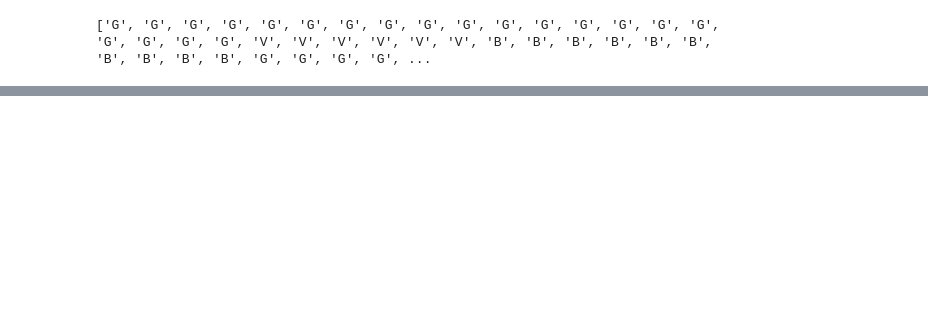
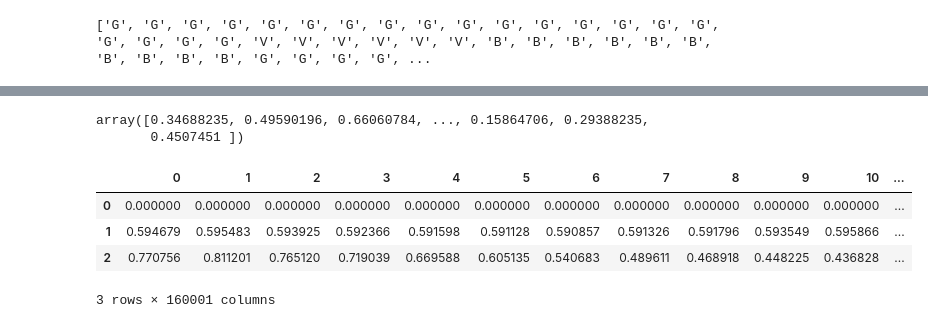
Before and after one commit to ucfilho/marquesgabi_paper_fev_2021, a Jupyter notebook: Other_resolution/Image_Save_better_resolution.ipynb, the cells around one changed output, grey strips where cells are left out. Drawn from its saved outputs; the diff is of its cells as text; code cells hidden in the pictures; blank space fills up the shorter version.

```diff
--- a/Other_resolution/Image_Save_better_resolution.ipynb
+++ b/Other_resolution/Image_Save_better_resolution.ipynb
@@ -64,15 +64,3 @@ with zipfile.ZipFile(Transfere, "r") as f:
   for f in f.namelist():
     images.append(cv2.imread(f))
     labels.append(f)
-# %%
-# Determine the (random) indexes of the images that you want to see
-indice = [25, 30, 36, 40]
-
-# Fill out the subplots with the random images that you defined
-for i in range(len(indice)):
-    plt.subplot(1, 4, i+1)
-    plt.axis('off')
-    plt.imshow(images[indice[i]])
-    plt.subplots_adjust(wspace=0.5)
-
-plt.show()
@@ -165,0 +129,13 @@ len(Type)
+# %%
+img_resized.ravel()
+# %% [output]
+array([0.34688235, 0.49590196, 0.66060784, ..., 0.15864706, 0.29388235,
+       0.4507451 ])
+# %%
+df.head(3)
+# %% [output]
+|  | 0 | 1 | 2 | 3 | 4 | 5 | 6 | 7 | 8 | 9 | 10 | ... |
+| 0 | 0.000000 | 0.000000 | 0.000000 | 0.000000 | 0.000000 | 0.000000 | 0.000000 | 0.000000 | 0.000000 | 0.000000 | 0.000000 | ... |
+| 1 | 0.594679 | 0.595483 | 0.593925 | 0.592366 | 0.591598 | 0.591128 | 0.590857 | 0.591326 | 0.591796 | 0.593549 | 0.595866 | ... |
+| 2 | 0.770756 | 0.811201 | 0.765120 | 0.719039 | 0.669588 | 0.605135 | 0.540683 | 0.489611 | 0.468918 | 0.448225 | 0.436828 | ... |
+3 rows × 160001 columns
```
Also changed, not shown: parts of 15 cells of this notebook.
